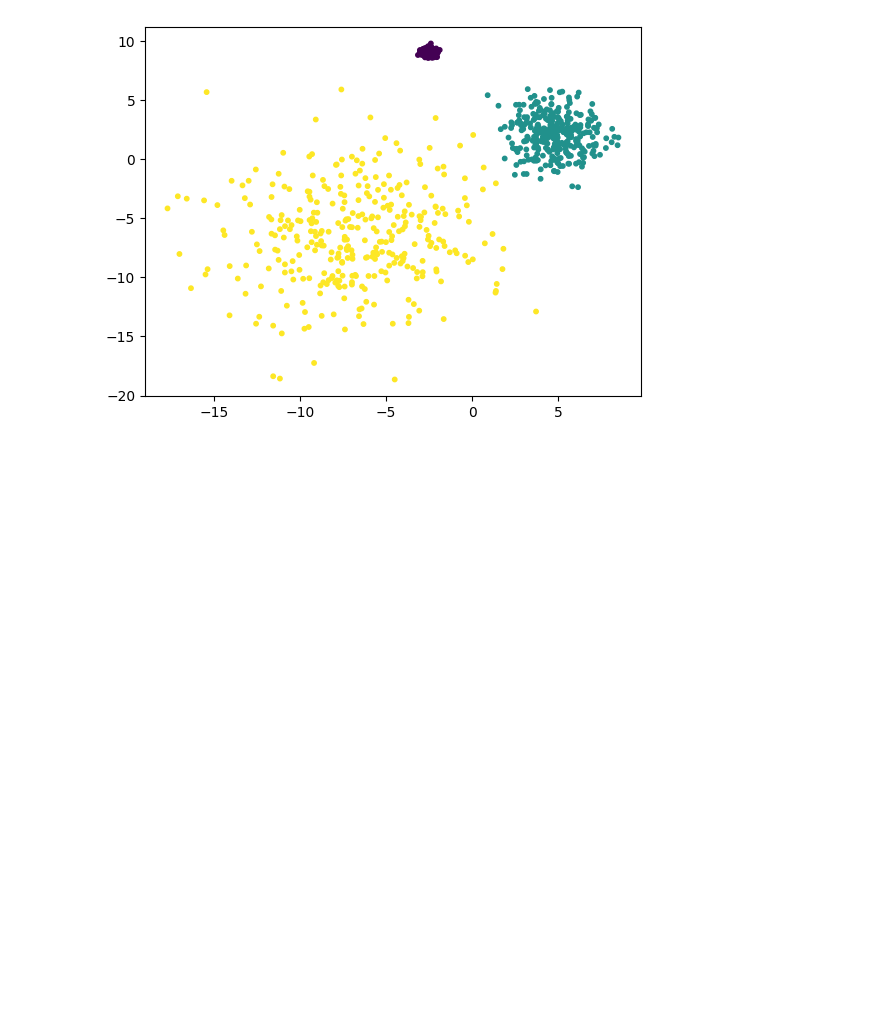
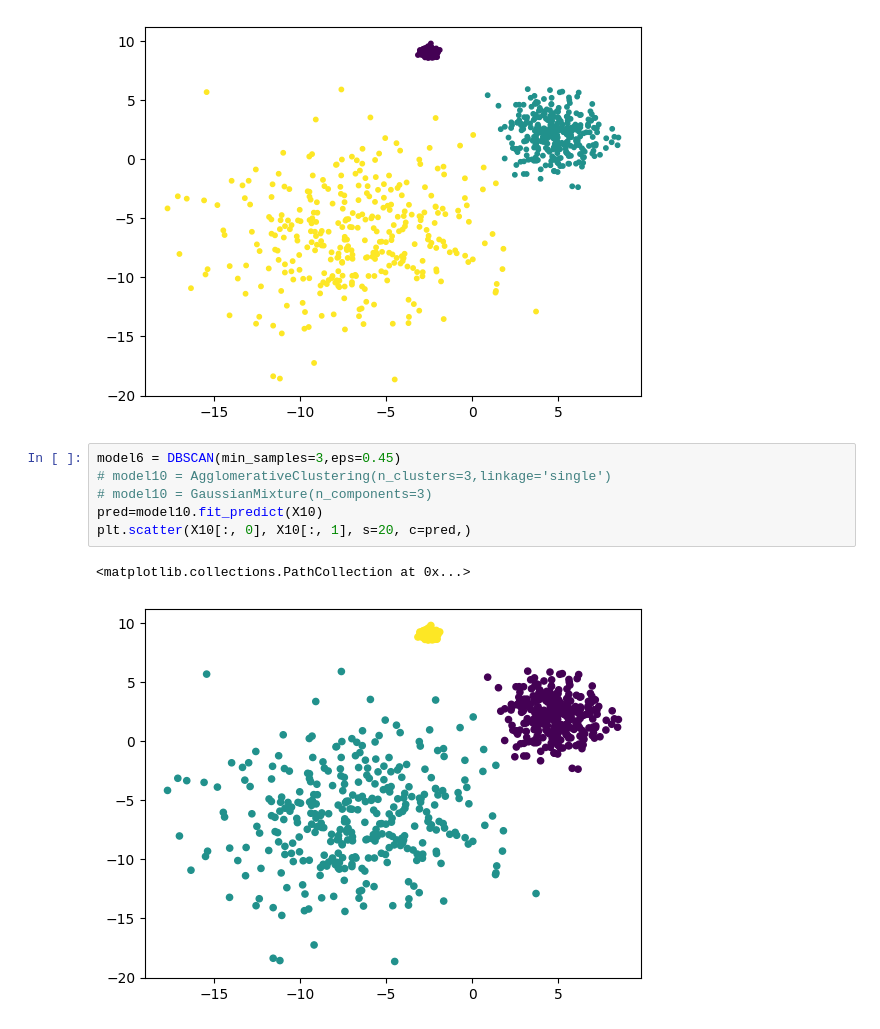
Before and after one commit to geghamyanerik/MlCourse, a Jupyter notebook: USL/K_Means/task/Task_unsupervised.ipynb, the cells around one changed output. Cells and saved outputs as stored; diff of their text form; blank space fills up the shorter version.

```diff
--- a/USL/K_Means/task/Task_unsupervised.ipynb
+++ b/USL/K_Means/task/Task_unsupervised.ipynb
@@ -189,3 +189,12 @@ X10, y10 = make_blobs(n_samples=1000, centers=3, cluster_std=[0.2, 1.5, 4.0], ra
 plt.scatter(X10[:, 0], X10[:, 1], s=10, c=y10);
 # %% [output]
 [figure]
+# %%
+model6 = DBSCAN(min_samples=3,eps=0.45)
+# model10 = AgglomerativeClustering(n_clusters=3,linkage='single')
+# model10 = GaussianMixture(n_components=3)
+pred=model10.fit_predict(X10)
+plt.scatter(X10[:, 0], X10[:, 1], s=20, c=pred,)
+# %% [output]
+<matplotlib.collections.PathCollection at 0x...>
+[figure, added]
```
Also changed, not shown: parts of 1 cell of this notebook.
